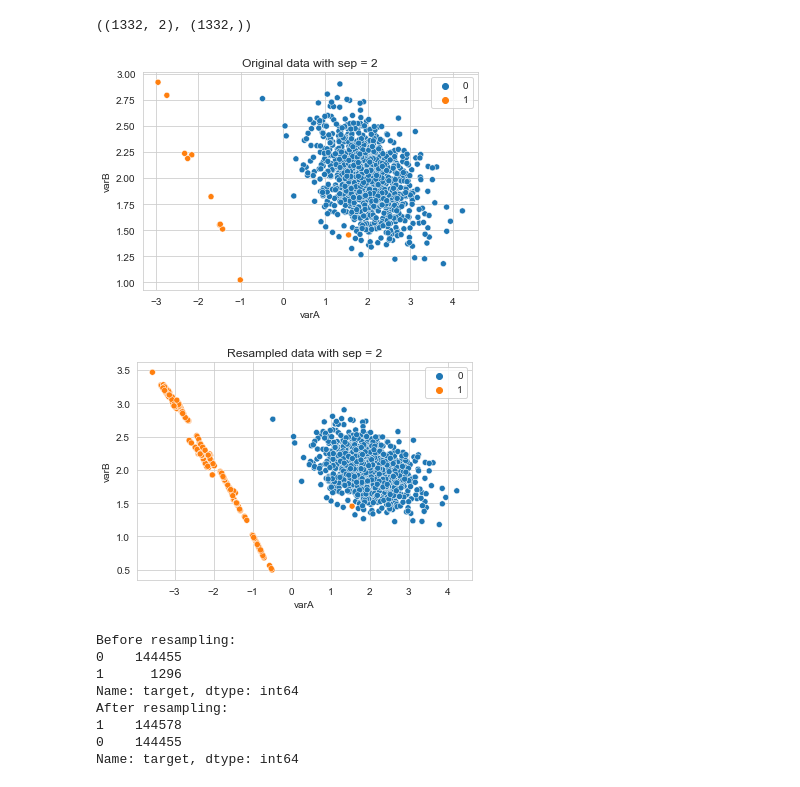
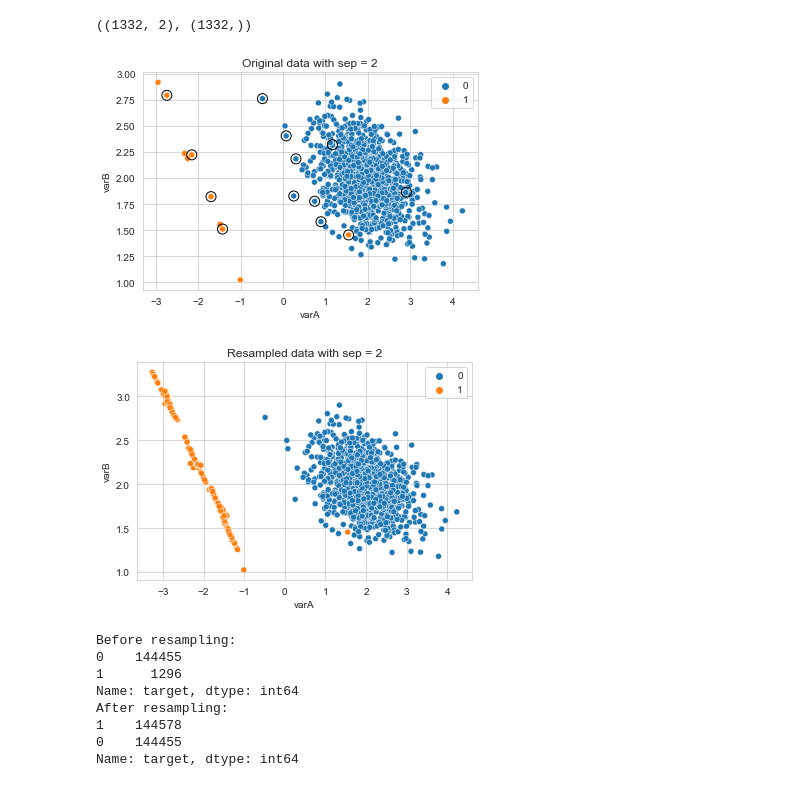
Before and after one commit to easypanda/deal-with-imbalance-data, a Jupyter notebook: OverSampling.ipynb, the cells around one changed output. Cells and saved outputs as stored; diff of their text form; code cells hidden in the pictures.

```diff
--- a/OverSampling.ipynb
+++ b/OverSampling.ipynb
@@ -577,7 +667,11 @@ svmsmote = SVMSMOTE(sampling_strategy='auto',
                     k_neighbors=5,
                     n_jobs=-1,
                     m_neighbors=10,
-                    svm_estimator=None,
+                    svm_estimator=SVC(kernel="linear"),
                     out_step=0.5,
                     )
 X_resampled, y_resampled = svmsmote.fit_resample(X, y)
+# %%
+clf = SVC(kernel="linear")
+# %%
+clf.fit(X,y)
@@ -600,17 +721,23 @@ X_resampled.shape,y_resampled.shape
 ((1332, 2), (1332,))
 # %%
 sns.scatterplot(data=X, x="varA", y="varB", hue=y)
+plt.scatter(clf.support_vectors_[:,0],
+                clf.support_vectors_[:,1],
+               s=100,
+               linewidth=1,
+               facecolors="none",
+               edgecolors="k")
 
 plt.title(f"Original data with sep = 2")
 plt.show()
 
 sns.scatterplot(data=X_resampled, x="varA", y="varB", hue=y_resampled)
 
 plt.title(f"Resampled data with sep = 2")
 plt.show()
 # %% [output]
-[figure, old version]
+[figure, new version]
-[figure, old version]
+[figure, new version]
 # %%
 df = load_data()
 # %%
```
Also changed, not shown: parts of 51 cells of this notebook, 1 other file.
